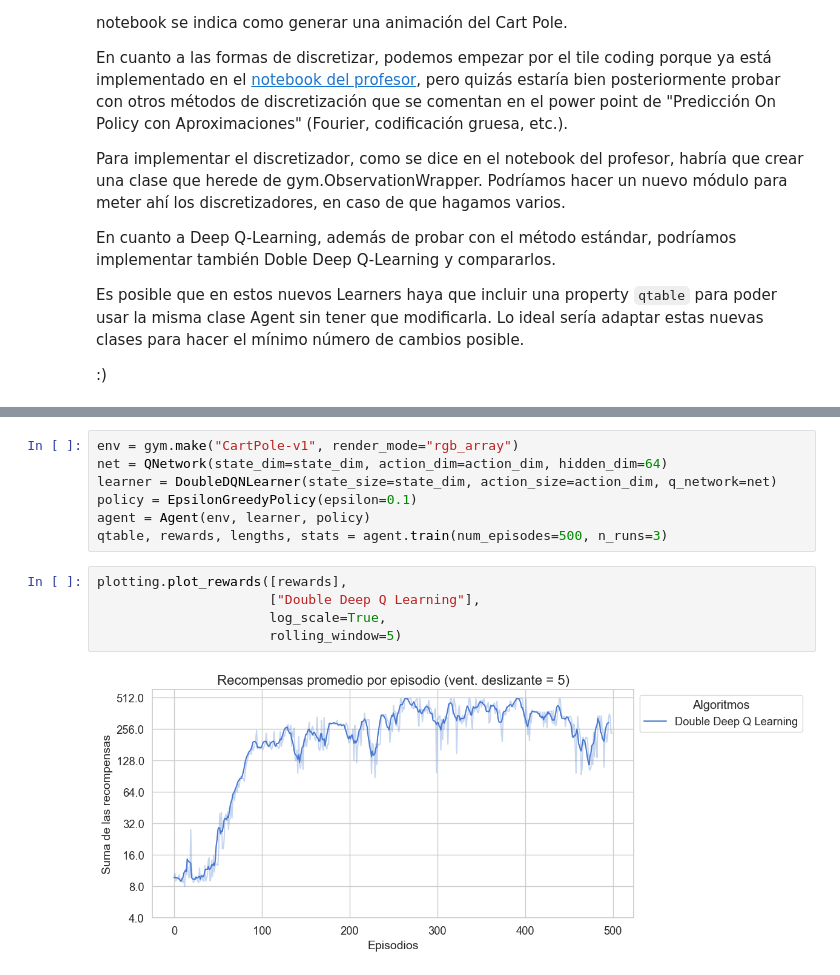
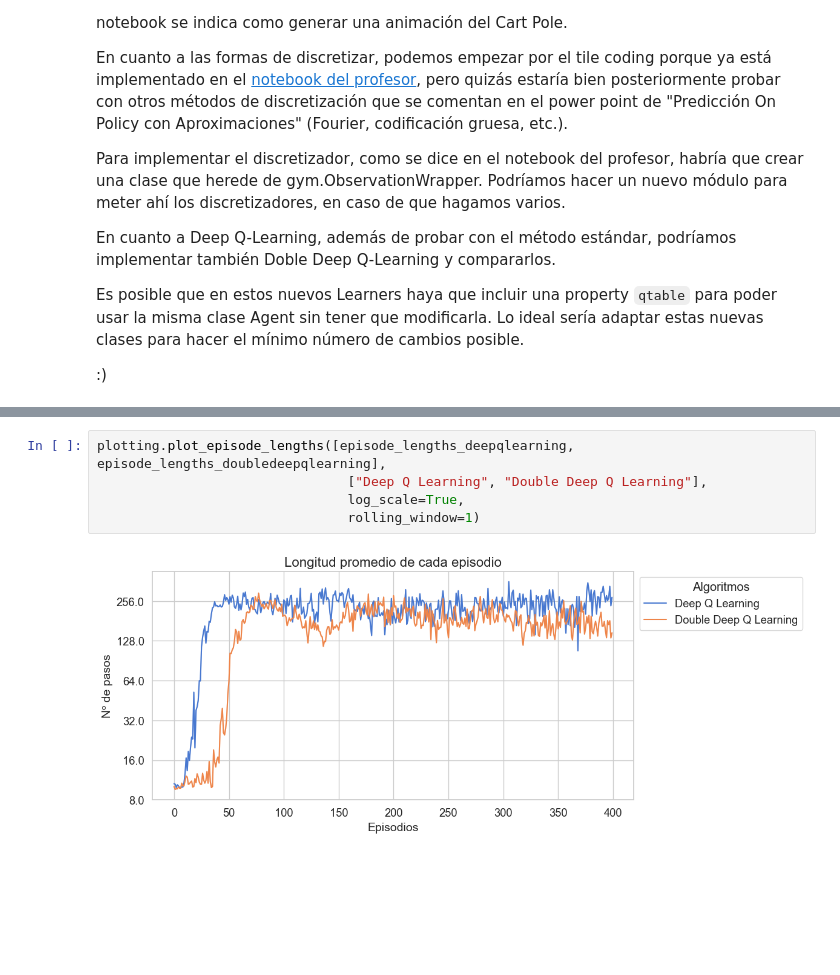
Before and after one commit to mlucasumu/EML_RL_LucasOrtiz, a Jupyter notebook: entornos_complejos/metodos_aproximados.ipynb, the cells around one changed output, grey strips where cells are left out. Drawn from its saved outputs; the diff is of its cells as text; blank space fills up the shorter version.

```diff
--- a/entornos_complejos/metodos_aproximados.ipynb
+++ b/entornos_complejos/metodos_aproximados.ipynb
@@ -352,14 +205,7 @@ plotting.plot_rewards([rewards],
-# %%
-env = gym.make("CartPole-v1", render_mode="rgb_array")
-net = QNetwork(state_dim=state_dim, action_dim=action_dim, hidden_dim=64)
-learner = DoubleDQNLearner(state_size=state_dim, action_size=action_dim, q_network=net)
-policy = EpsilonGreedyPolicy(epsilon=0.1)
-agent = Agent(env, learner, policy)
-qtable, rewards, lengths, stats = agent.train(num_episodes=500, n_runs=3)
-# %%
-plotting.plot_rewards([rewards],
-                      ["Double Deep Q Learning"],
-                      log_scale=True,
-                      rolling_window=5)
-# %% [output]
-[figure, removed]
+# %%
+plotting.plot_episode_lengths([episode_lengths_deepqlearning, episode_lengths_doubledeepqlearning],
+                                ["Deep Q Learning", "Double Deep Q Learning"],
+                                log_scale=True,
+                                rolling_window=1)
+# %% [output]
+[figure, added]
```
Also changed, not shown: parts of 39 cells of this notebook, 6 other files.
